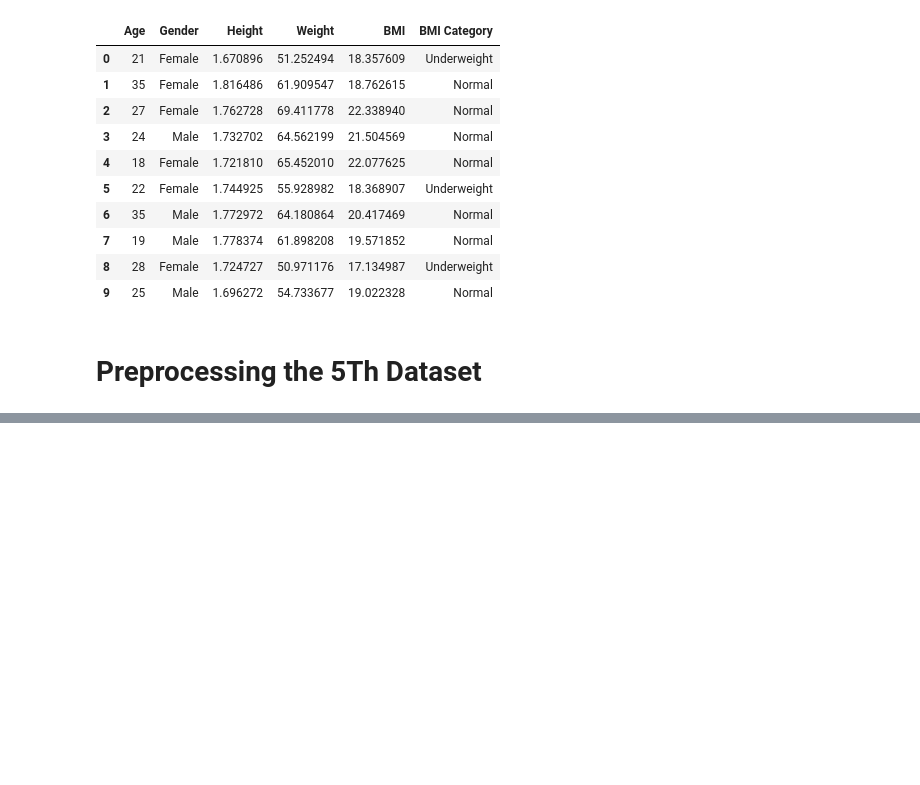
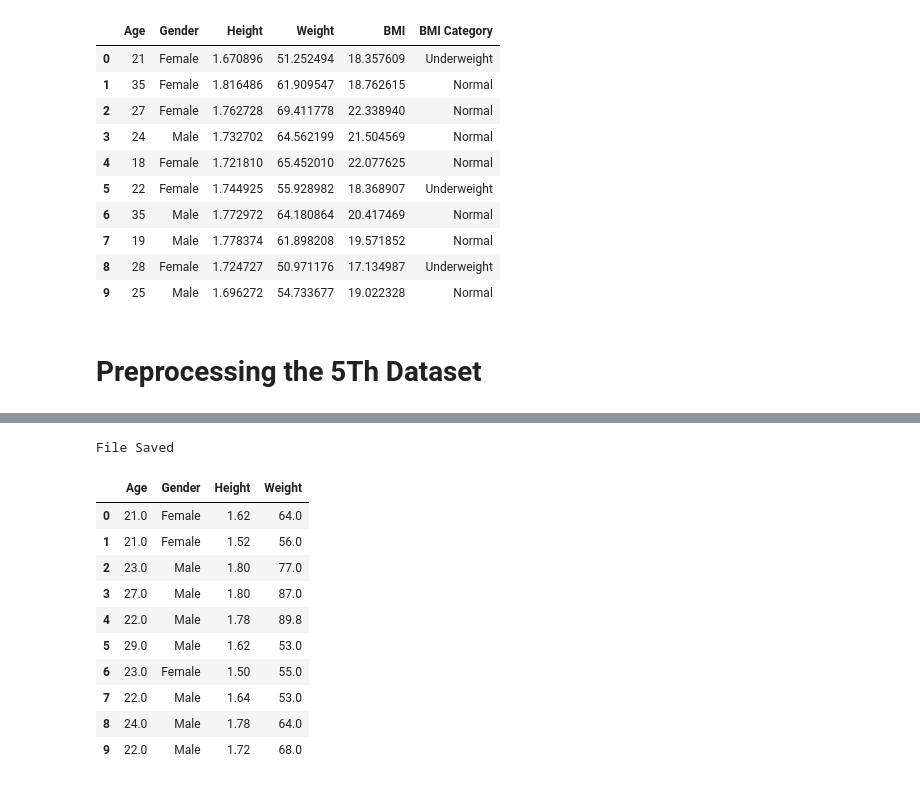
Before and after one commit to AhmedEl-Hares/Dss-Project, a Jupyter notebook: project.ipynb, the cells around one changed output, grey strips where cells are left out. Saved outputs shown, nothing was run; the diff lists cells and outputs as text; code cells hidden in the pictures; blank space fills up the shorter version.

```diff
--- a/project.ipynb
+++ b/project.ipynb
@@ -348,0 +357,9 @@ File Saved
+# %%
+import pandas as pd
+import numpy as np
+
+# Load the dataset
+data = pd.read_csv('Fifth_datset.csv')
+
+# Display the dataset
+data.info()
@@ -348,0 +384,23 @@ File Saved
+# %%
+# only keep the first 4 columns
+data = data.iloc[:, :4]
+
+#save the dataset
+data.to_csv('Fifth_datset_Processed.csv', index=False)
+print("File Saved")
+
+# Display the dataset
+data.head(10)
+# %% [output]
+File Saved
+|  | Age | Gender | Height | Weight |
+| 0 | 21.0 | Female | 1.62 | 64.0 |
+| 1 | 21.0 | Female | 1.52 | 56.0 |
+| 2 | 23.0 | Male | 1.80 | 77.0 |
+| 3 | 27.0 | Male | 1.80 | 87.0 |
+| 4 | 22.0 | Male | 1.78 | 89.8 |
+| 5 | 29.0 | Male | 1.62 | 53.0 |
+| 6 | 23.0 | Female | 1.50 | 55.0 |
+| 7 | 22.0 | Male | 1.64 | 53.0 |
+| 8 | 24.0 | Male | 1.78 | 64.0 |
+| 9 | 22.0 | Male | 1.72 | 68.0 |
```
Also changed, not shown: parts of 17 cells of this notebook, 7 other files.
